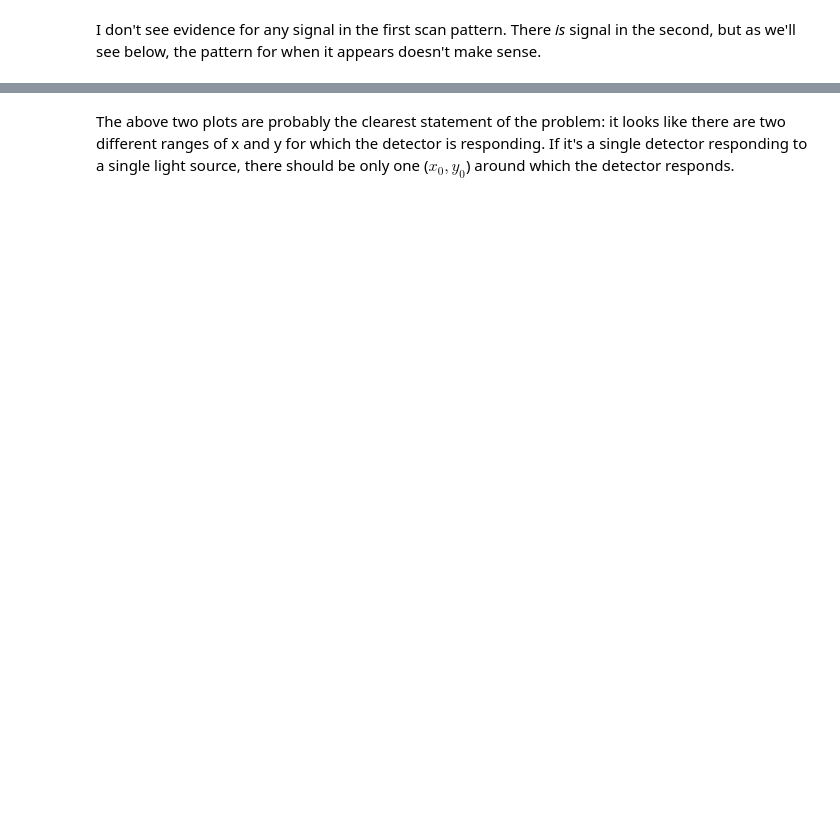
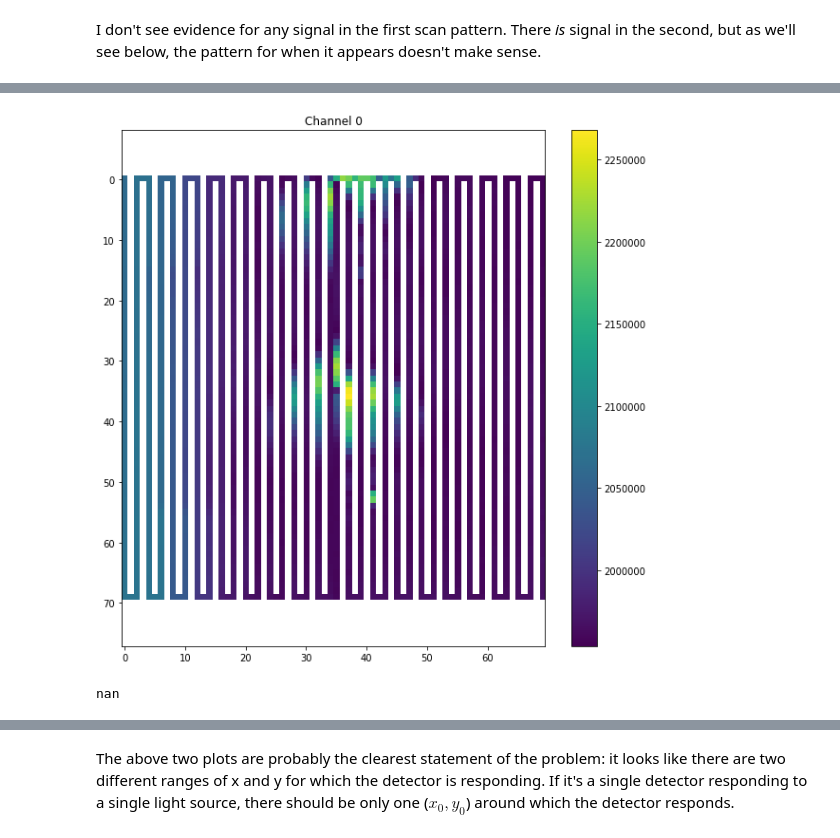
Before and after one commit to BlastTNG/mapmaking, a Jupyter notebook: ja_tests.ipynb, the cells around one changed output, grey strips where cells are left out. Cells and saved outputs as stored; diff of their text form; code cells hidden in the pictures; blank space fills up the shorter version.

```diff
--- a/ja_tests.ipynb
+++ b/ja_tests.ipynb
@@ -58,12 +83,16 @@ I don't see evidence for any signal in the first scan pattern.  There _is_ signa
 # I'm going to define the two chunks I see by hand (in seconds)
 # This part is _super_ not general and very ugly
 chunk1 = [180,3350]
-chunk2 = [3940,8250]
+chunk2 = [5040,7120] # Sam's range
+# [3940,8250] # full range
 # The +1 is for later definition, so that there's always a x/y stage position for any detector value
 wh1_5 = np.logical_and(t5 > chunk1[0], t5 < chunk1[1])
 wh1_488 = np.logical_and(t488 > chunk1[0]+1, t488 < chunk1[1]-1)
 wh2_5 = np.logical_and(t5 > chunk2[0], t5 < chunk2[1])
 wh2_488 = np.logical_and(t488 > chunk2[0]+1, t488 < chunk2[1]-1)
+# y-only data
+wh2_5 = np.logical_or(np.logical_and(t5 > 3940, t5 < 5040),np.logical_and(t5 > 7120, t5 < 8250) )
+wh2_488 = np.logical_or(np.logical_and(t488 > 3940+1, t488 < 5040-1),np.logical_and(t488 > 7120+1, t488 < 8250-1) )
 # %%
 # Here's what it looks like plotted x versus y
 #%matplotlib inline
@@ -128,6 +156,7 @@ ypix = np.arange(y_s(t).min(),y_s(t).max(),ds)
 #zi = griddata((x_s(t), y_s(t)), m, (xpix[None,:], ypix[:,None]), method='nearest')
 # %%
 %%time
-mag_map = binned_statistic_2d(x_s, y_s, m, 'mean',bins=30)#, bins=140)
-phs_map = binned_statistic_2d(x_s, y_s, p, 'mean',bins=30)
+nbins = 70
+mag_map = binned_statistic_2d(x_s, y_s, m, 'mean',bins=nbins)#, bins=140)
+phs_map = binned_statistic_2d(x_s, y_s, p, 'mean',bins=nbins)
 # %% [output]
@@ -136,5 +165,10 @@ Wall time: 255 ms
 # %%
-plt.imshow(mag_map.statistic,aspect='auto')
+plt.figure(figsize=(10,10))
+plt.imshow(mag_map.statistic.T,aspect='auto')
 plt.axis('equal')
+plt.colorbar()
+plt.title('Channel '+str(chan))
+plt.savefig('channel'+str(chan).zfill(3)+'_y.png')
 plt.show()
+print mag_map.statistic.min()
 # %% [output]
@@ -143,3 +175,5 @@ plt.show()
+[figure, added]
+nan
 # %%
 plt.imshow(phs_map.statistic,aspect='auto')
 plt.axis('equal')
```
Also changed, not shown: parts of 22 cells of this notebook.
